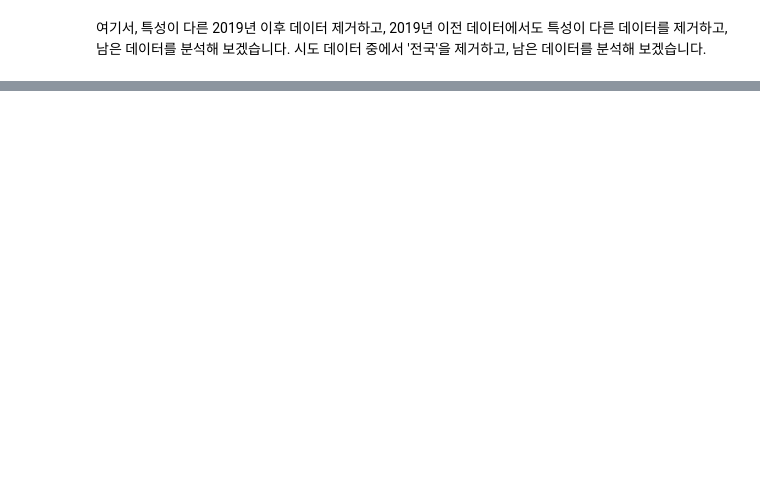
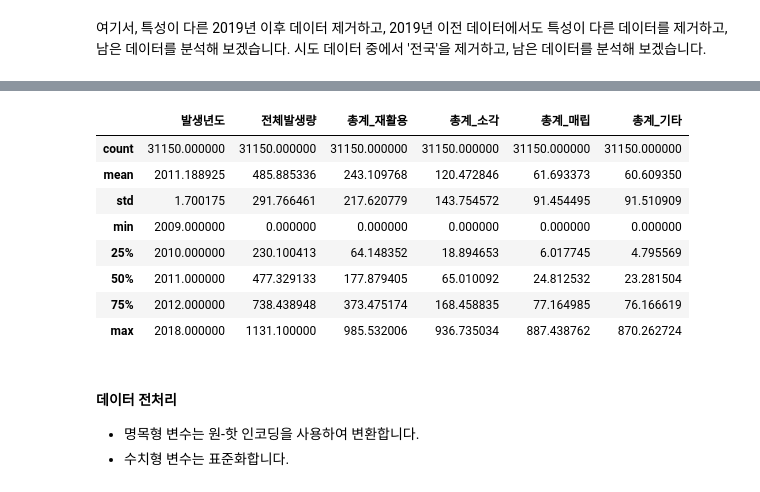
Before and after one commit to arkwith7/BDAV1, a Jupyter notebook: 02_전국폐기물발생및처리현황_data_processing.ipynb, the cells around one changed output, grey strips where cells are left out. Saved outputs shown, nothing was run; the diff lists cells and outputs as text; code cells hidden in the pictures; blank space fills up the shorter version.

```diff
--- a/02_전국폐기물발생및처리현황_data_processing.ipynb
+++ b/02_전국폐기물발생및처리현황_data_processing.ipynb
@@ -184,0 +234,39 @@ data_cleaned.describe()
+# %%
+import pandas as pd
+import numpy as np
+
+# 2014년 데이터 필터링
+data_2014 = data_cleaned[data_cleaned['발생년도'] == 2014]
+
+# 발생년도를 2009년에서 2013년까지 신규로 생성
+years = np.random.choice(range(2009, 2014), size=target_data_count, replace=True)
+
+# 시도 및 시군구 데이터는 2014년 데이터를 기준으로 사용
+cities = data_2014['시도'].sample(n=target_data_count, replace=True, random_state=42).values
+districts = data_2014['시군구'].sample(n=target_data_count, replace=True, random_state=42).values
+
+# 전체발생량, 총계_재활용, 총계_소각, 총계_매립, 총계_기타 데이터는 랜덤으로 생성
+total_generation = np.random.uniform(0, 1000, size=target_data_count)  # 예시 범위 설정
+total_recycling = np.random.uniform(0, total_generation)  # 재활용량은 발생량 이하
+total_incineration = np.random.uniform(0, total_generation - total_recycling)
+total_landfill = np.random.uniform(0, total_generation - total_recycling - total_incineration)
+total_others = total_generation - total_recycling - total_incineration - total_landfill
+
+# 새로운 DataFrame 생성
+augmented_data = pd.DataFrame({
+    '발생년도': years,
+    '시도': cities,
+    '시군구': districts,
+    '전체발생량': total_generation,
+    '총계_재활용': total_recycling,
+    '총계_소각': total_incineration,
+    '총계_매립': total_landfill,
+    '총계_기타': total_others
+})
+
+# 증폭된 데이터를 원본 데이터에 추가
+data_cleaned_augmented = pd.concat([data_cleaned, augmented_data])
+
+# 결과 확인
+print(data_cleaned_augmented.shape)
+data_cleaned_augmented.head()
@@ -184,0 +281,16 @@ data_cleaned.describe()
+# %%
+data_cleaned_augmented.describe()
+# %% [output]
+|  | 발생년도 | 전체발생량 | 총계_재활용 | 총계_소각 | 총계_매립 | 총계_기타 |
+| count | 31150.000000 | 31150.000000 | 31150.000000 | 31150.000000 | 31150.000000 | 31150.000000 |
+| mean | 2011.188925 | 485.885336 | 243.109768 | 120.472846 | 61.693373 | 60.609350 |
+| std | 1.700175 | 291.766461 | 217.620779 | 143.754572 | 91.454495 | 91.510909 |
+| min | 2009.000000 | 0.000000 | 0.000000 | 0.000000 | 0.000000 | 0.000000 |
+| 25% | 2010.000000 | 230.100413 | 64.148352 | 18.894653 | 6.017745 | 4.795569 |
+| 50% | 2011.000000 | 477.329133 | 177.879405 | 65.010092 | 24.812532 | 23.281504 |
+| 75% | 2012.000000 | 738.438948 | 373.475174 | 168.458835 | 77.164985 | 76.166619 |
+| max | 2018.000000 | 1131.100000 | 985.532006 | 936.735034 | 887.438762 | 870.262724 |
+# %% [markdown]
+#### 데이터 전처리
+ - 명목형 변수는 원-핫 인코딩을 사용하여 변환합니다.
+ - 수치형 변수는 표준화합니다.
```
Also changed, not shown: parts of 15 cells of this notebook, 3 other files.
